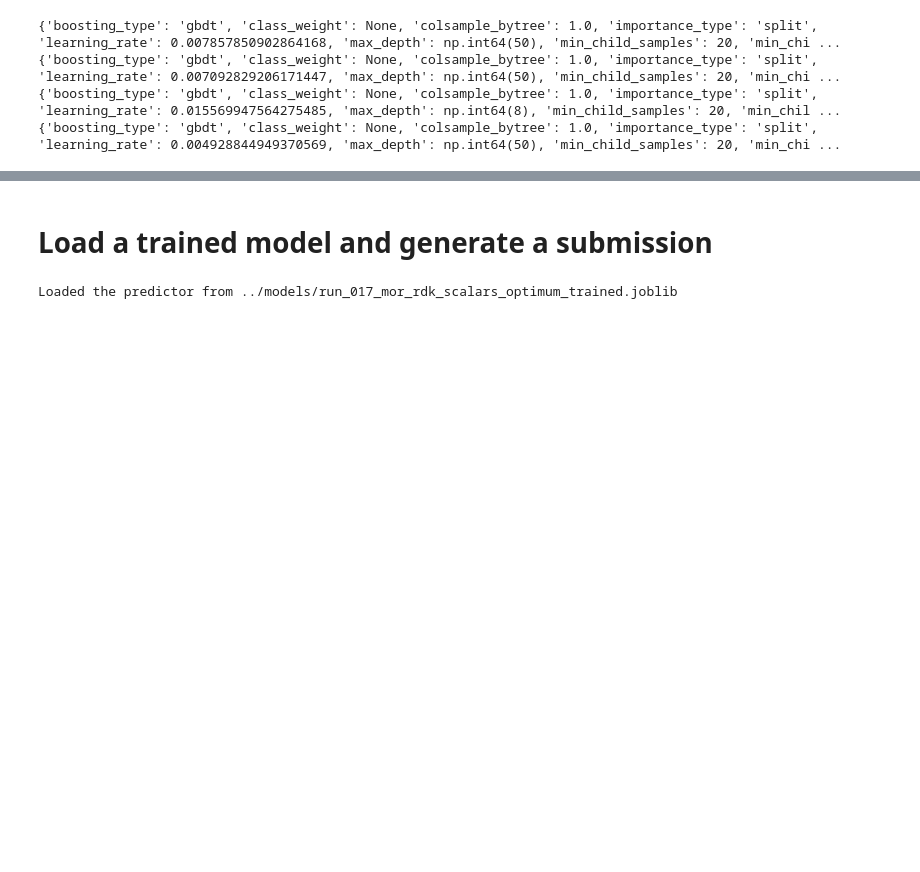
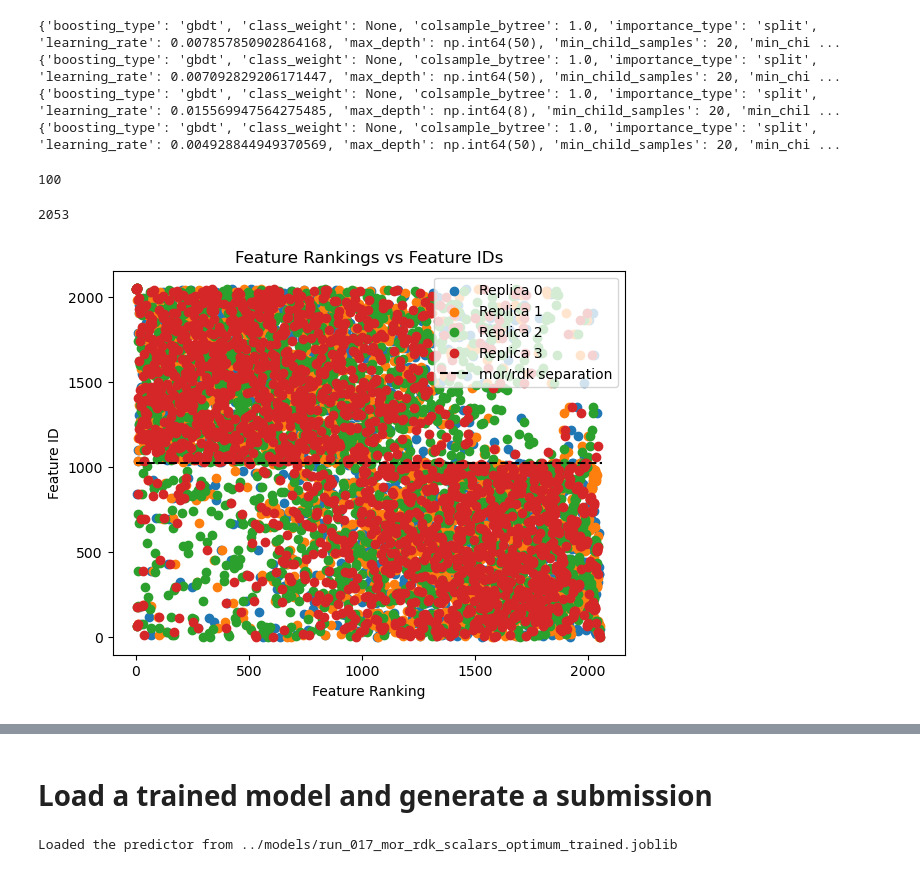
Before and after one commit to fuentediezjaime/pIC50_prediction_pipeline, a Jupyter notebook: notebooks/data_analysis.ipynb, the cells around one changed output, grey strips where cells are left out. Cells and saved outputs as stored; diff of their text form; code cells hidden in the pictures; blank space fills up the shorter version.

```diff
--- a/notebooks/data_analysis.ipynb
+++ b/notebooks/data_analysis.ipynb
@@ -61,20 +93,28 @@ for id in range(13,17):
 {'boosting_type': 'gbdt', 'class_weight': None, 'colsample_bytree': 1.0, 'importance_type': 'split', 'learning_rate': 0.007092829206171447, 'max_depth': np.int64(50), 'min_child_samples': 20, 'min_chi ...
 {'boosting_type': 'gbdt', 'class_weight': None, 'colsample_bytree': 1.0, 'importance_type': 'split', 'learning_rate': 0.015569947564275485, 'max_depth': np.int64(8), 'min_child_samples': 20, 'min_chil ...
 {'boosting_type': 'gbdt', 'class_weight': None, 'colsample_bytree': 1.0, 'importance_type': 'split', 'learning_rate': 0.004928844949370569, 'max_depth': np.int64(50), 'min_child_samples': 20, 'min_chi ...
+# %%
+165/len(imps)
+n_top_features
+# %% [output]
+100
 # %%
-n_top_features = len(importance_ratings[0]['feature_index'])
+n__s = len(importance_ratings[0]['feature_index'])
 print(n_top_features)
 f = plt.figure()
 ax = f.add_axes((0.1,0.1,0.8,0.8))
 for id in range(4):
     ax.scatter(range(n_top_features), importance_ratings[id]['feature_index'][:n_top_features], label=f'Replica {id}')
     ax.set_xlabel('Feature Ranking')
     ax.set_ylabel('Feature ID')
 
 ax.hlines(1024,0,2060, color='black', linestyle='--', label='mor/rdk separation')
 ax.legend()
 ax.set_title('Feature Rankings vs Feature IDs')
 f.savefig('Ranking_vs_ID.png')
+# %% [output]
+2053
+[figure, added]
 # %%
 f = plt.figure()
 ax = f.add_axes((0.1,0.1,0.8,0.8))
```
Also changed, not shown: parts of 17 cells of this notebook, 2 other files.
